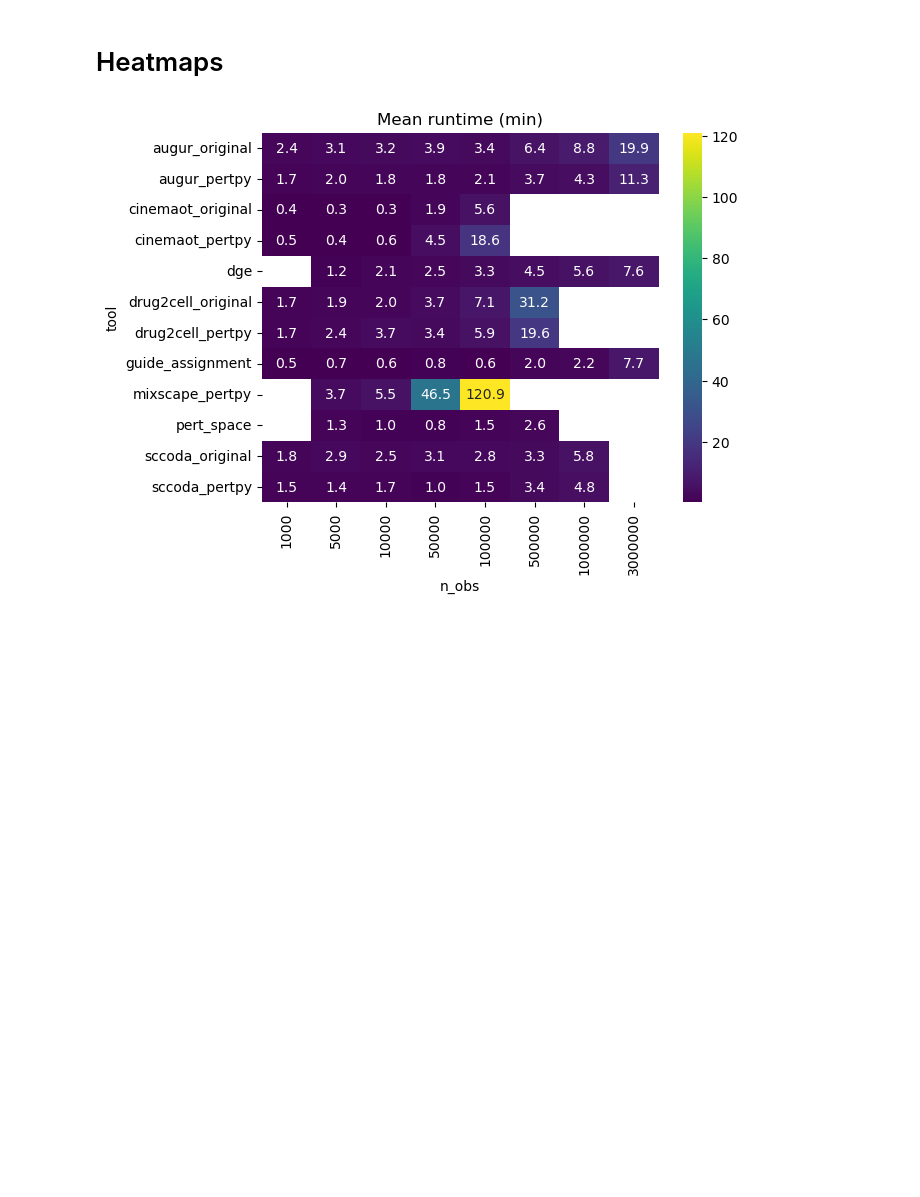
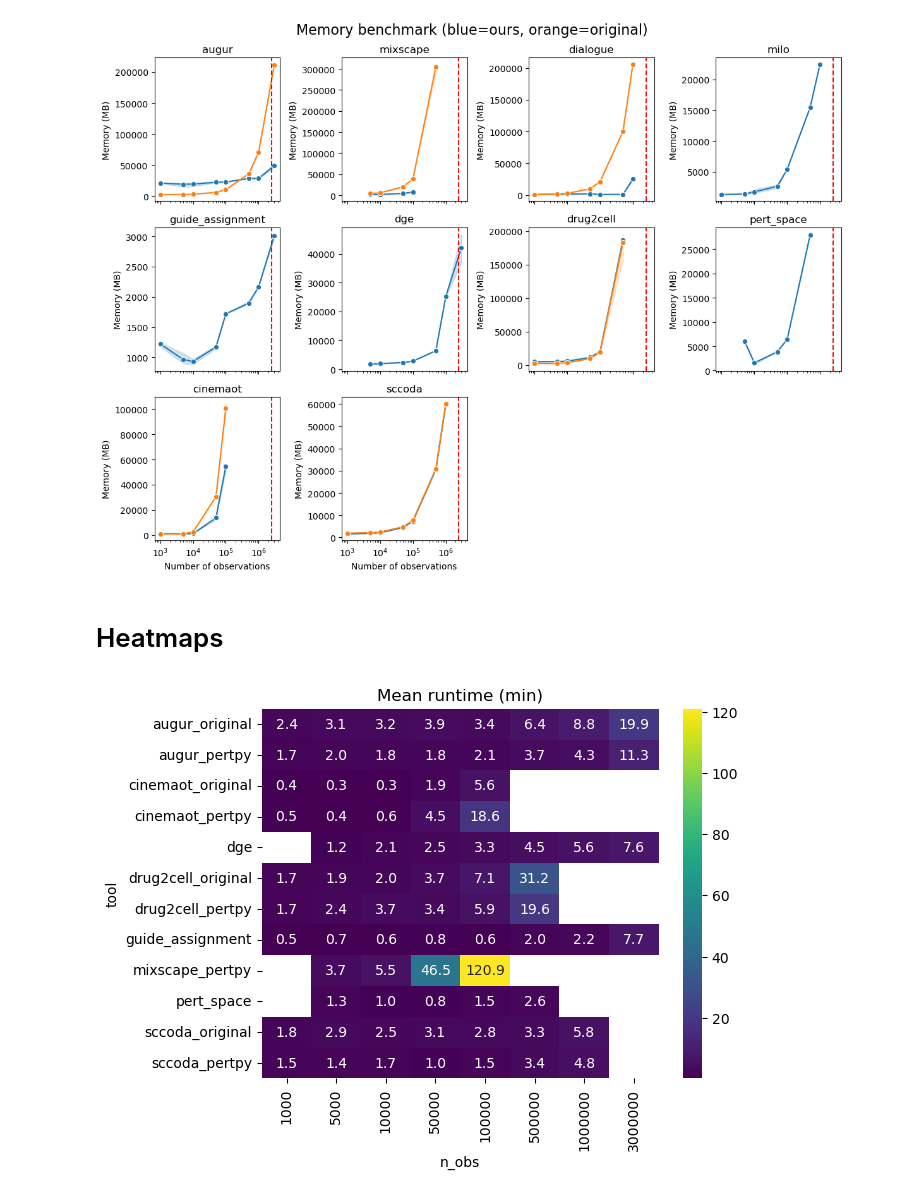
Before and after one commit to theislab/pertpy-reproducibility, a Jupyter notebook: benchmark/visualize_benchmark_results.ipynb, the cells around one changed output. Saved outputs shown, nothing was run; the diff lists cells and outputs as text; code cells hidden in the pictures; blank space fills up the shorter version.

```diff
--- a/benchmark/visualize_benchmark_results.ipynb
+++ b/benchmark/visualize_benchmark_results.ipynb
@@ -125,3 +99,12 @@ plt.show()
+# %%
+plot_benchmarks(tools_unique, 'max_rss', df, n_cols, size, 'Memory (MB)')
+plt.suptitle('Memory benchmark (blue=ours, orange=original)', fontsize=16)
+plt.tight_layout()
+plt.savefig('figures/WIP_benchmark_memory.pdf', bbox_inches='tight')
+plt.savefig('figures/WIP_benchmark_memory.png', bbox_inches='tight', dpi=300)
+plt.show()
+# %% [output]
+[figure, added]
 # %%
 df.to_csv("tables/WIP_benchmark_table.csv")
 # %% [markdown]
```
Also changed, not shown: parts of 6 cells of this notebook, 10 other files.
